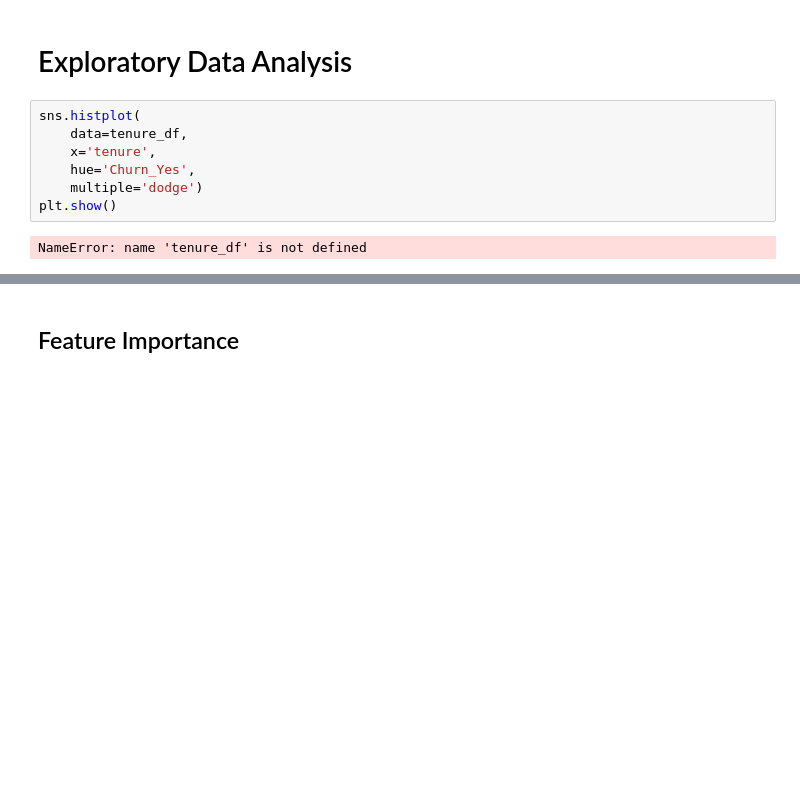
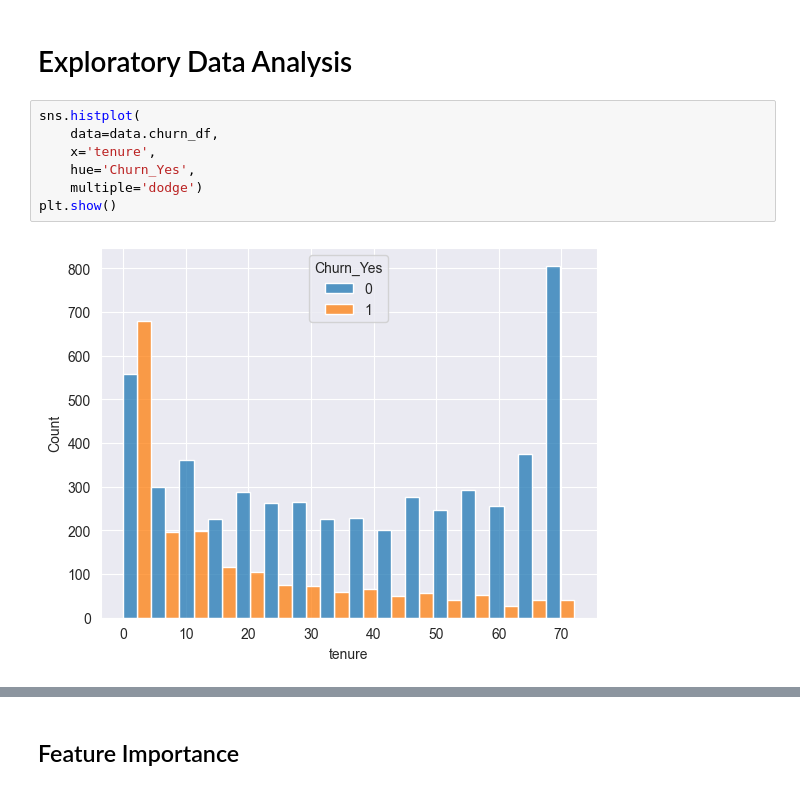
Before and after one commit to Sebastian1981/CBM_Survival_Analysis, a Jupyter notebook: poc.ipynb, the cells around one changed output, grey strips where cells are left out. Cells and saved outputs as stored; diff of their text form; blank space fills up the shorter version.

```diff
--- a/poc.ipynb
+++ b/poc.ipynb
@@ -89,12 +89,12 @@ data.churn_df.describe()
 # Exploratory Data Analysis
 # %%
 sns.histplot(
-    data=tenure_df,
+    data=data.churn_df,
     x='tenure',
     hue='Churn_Yes',
     multiple='dodge')
 plt.show()
 # %% [output]
-NameError: name 'tenure_df' is not defined
+[figure, added]
 # %%
 sns.barplot(
```
Also changed, not shown: parts of 23 cells of this notebook, 1 other file.
